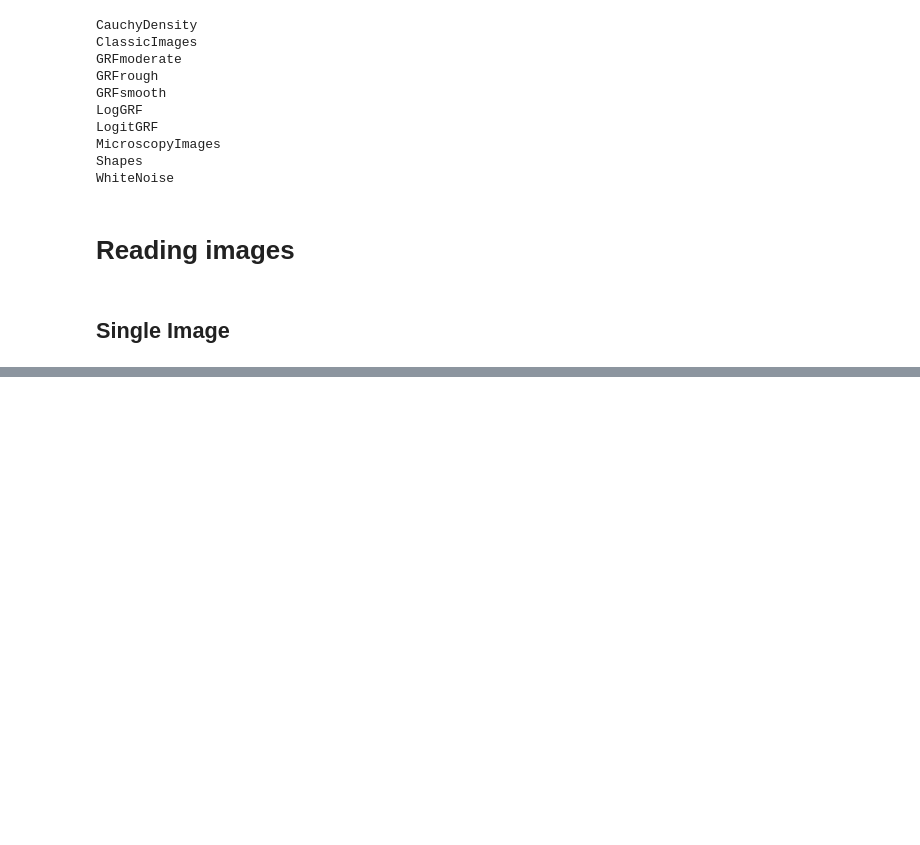
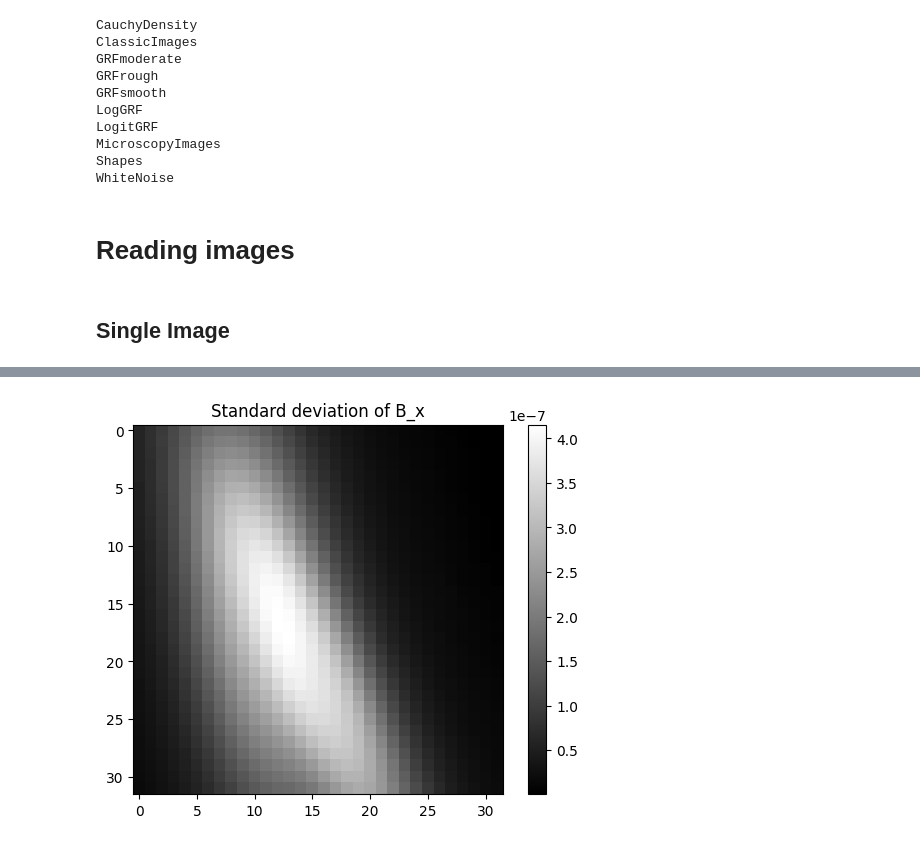
Before and after one commit to warik21/Thesis, a Jupyter notebook: Playground.ipynb, the cells around one changed output, grey strips where cells are left out. Drawn from its saved outputs; the diff is of its cells as text; code cells hidden in the pictures; blank space fills up the shorter version.

```diff
--- a/Playground.ipynb
+++ b/Playground.ipynb
@@ -381,0 +132,9 @@ plt.show()
+# %%
+# Plot the standard deviation
+plt.imshow(B_x_std, cmap='gray')
+plt.title('Standard deviation of B_x')
+# Show the values of the standard deviation using a colorbar
+plt.colorbar()
+plt.show()
+# %% [output]
+[figure, added]
```
Also changed, not shown: parts of 74 cells of this notebook, 1 other file.
